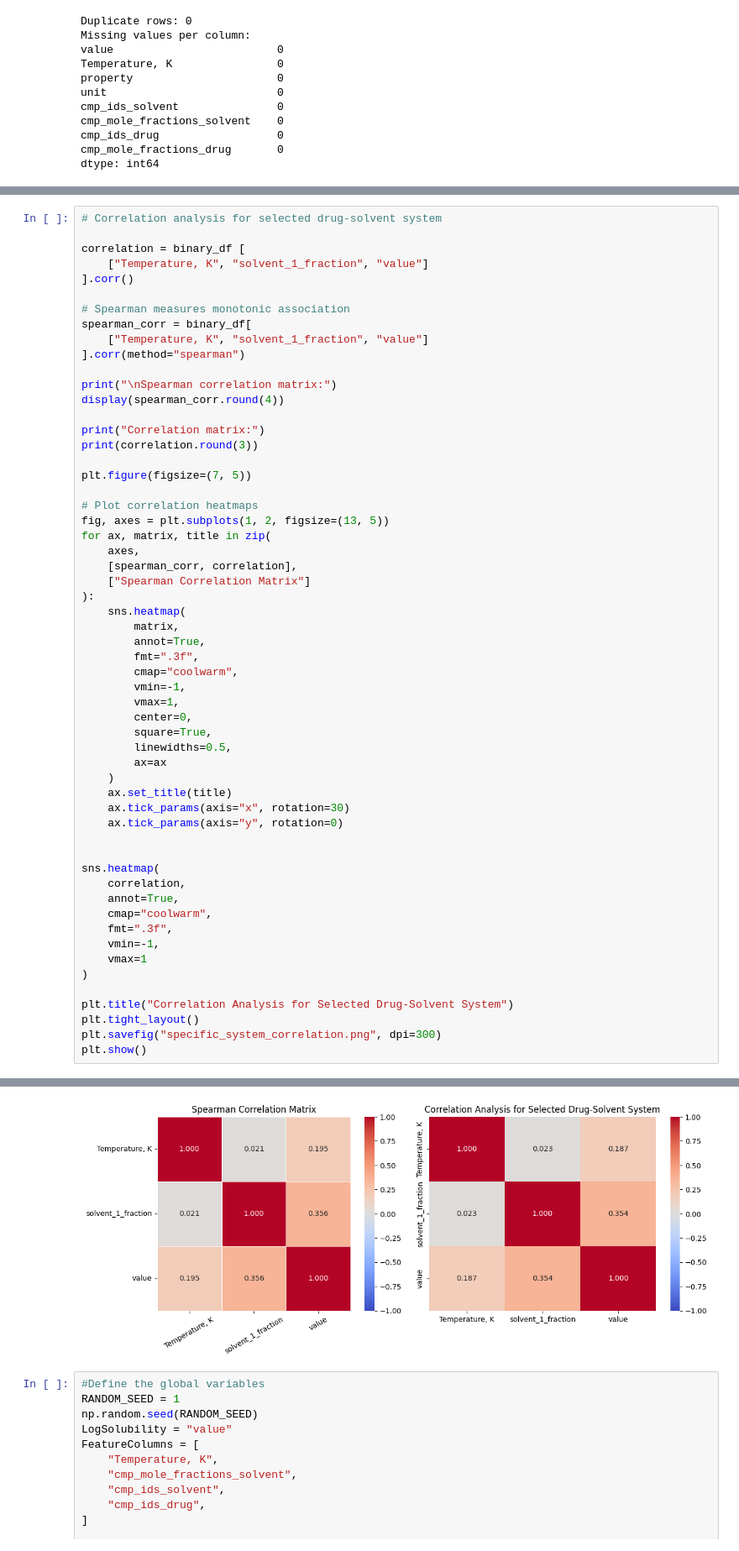
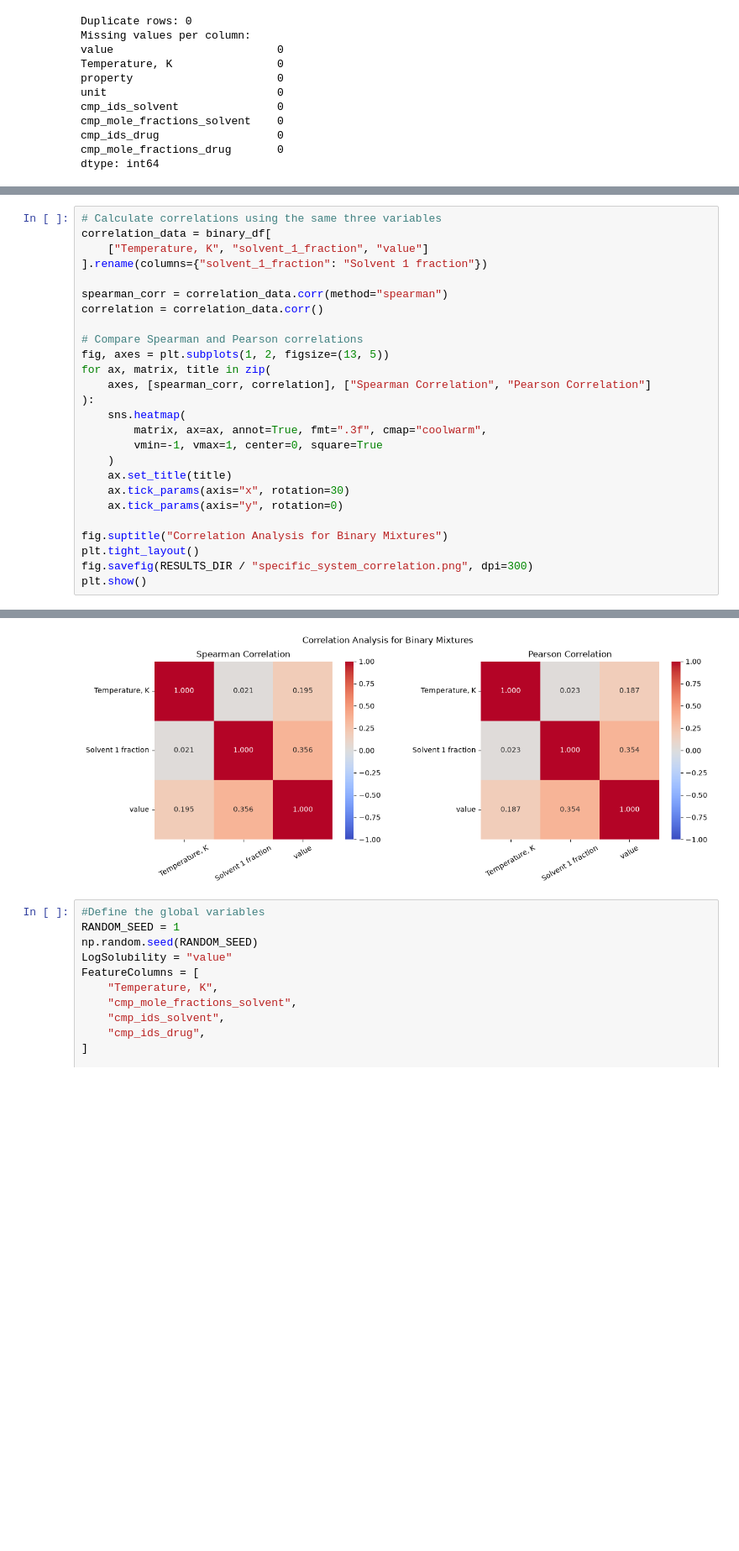
Before and after one commit to nami-nia/CHE1147-Data-Science-Project, a Jupyter notebook: data_cleaning_CL/CheMixHub_Final_Code_Draft.ipynb, the cells around one changed output, grey strips where cells are left out. Shown at 84% size. Cells and saved outputs as stored; diff of their text form; blank space fills up the shorter version.

Commit message:
update the final code and reorganize the results

```diff
--- a/data_cleaning_CL/CheMixHub_Final_Code_Draft.ipynb
+++ b/data_cleaning_CL/CheMixHub_Final_Code_Draft.ipynb
@@ -1777,58 +699,27 @@ plt.show()
 # %%
-# Correlation analysis for selected drug-solvent system
+# Calculate correlations using the same three variables
+correlation_data = binary_df[
+    ["Temperature, K", "solvent_1_fraction", "value"]
+].rename(columns={"solvent_1_fraction": "Solvent 1 fraction"})
 
-correlation = binary_df [
-    ["Temperature, K", "solvent_1_fraction", "value"]
-].corr()
+spearman_corr = correlation_data.corr(method="spearman")
+correlation = correlation_data.corr()
 
-# Spearman measures monotonic association
-spearman_corr = binary_df[
-    ["Temperature, K", "solvent_1_fraction", "value"]
-].corr(method="spearman")
-
-print("\nSpearman correlation matrix:")
-display(spearman_corr.round(4))
-
-print("Correlation matrix:")
-print(correlation.round(3))
-
-plt.figure(figsize=(7, 5))
-
-# Plot correlation heatmaps
+# Compare Spearman and Pearson correlations
 fig, axes = plt.subplots(1, 2, figsize=(13, 5))
 for ax, matrix, title in zip(
-    axes,
-    [spearman_corr, correlation],
-    ["Spearman Correlation Matrix"]
+    axes, [spearman_corr, correlation], ["Spearman Correlation", "Pearson Correlation"]
 ):
     sns.heatmap(
-        matrix,
-        annot=True,
-        fmt=".3f",
-        cmap="coolwarm",
-        vmin=-1,
-        vmax=1,
-        center=0,
-        square=True,
-        linewidths=0.5,
-        ax=ax
+        matrix, ax=ax, annot=True, fmt=".3f", cmap="coolwarm",
+        vmin=-1, vmax=1, center=0, square=True
     )
     ax.set_title(title)
     ax.tick_params(axis="x", rotation=30)
     ax.tick_params(axis="y", rotation=0)
 
-
-sns.heatmap(
-    correlation,
-    annot=True,
-    cmap="coolwarm",
-    fmt=".3f",
-    vmin=-1,
-    vmax=1
-)
-
-plt.title("Correlation Analysis for Selected Drug-Solvent System")
+fig.suptitle("Correlation Analysis for Binary Mixtures")
 plt.tight_layout()
-plt.savefig("specific_system_correlation.png", dpi=300)
+fig.savefig(RESULTS_DIR / "specific_system_correlation.png", dpi=300)
 plt.show()
 # %% [output]
@@ -1846,4 +726,4 @@ value                        0.187               0.354  1.000
-[figure, old version]
+[figure, new version]
 # %%
 #Define the global variables
 RANDOM_SEED = 1
```
Also changed, not shown: parts of 43 cells of this notebook, 11 other files.
